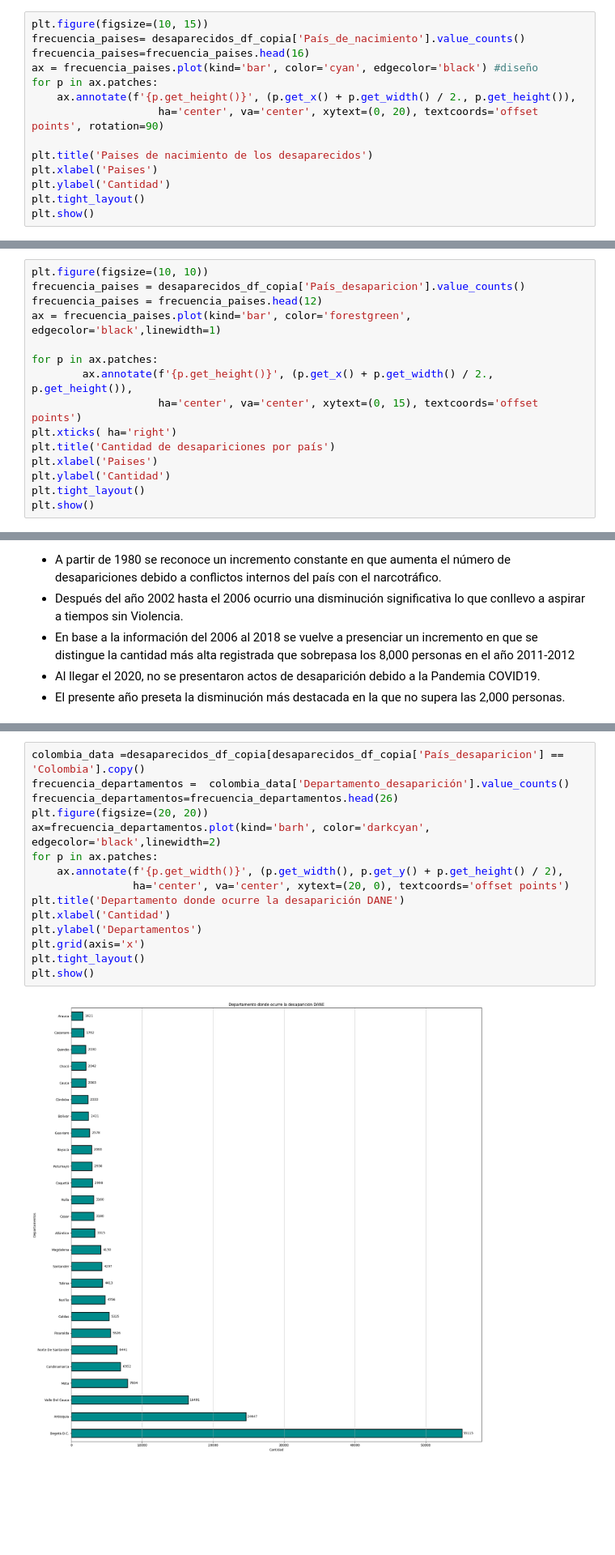
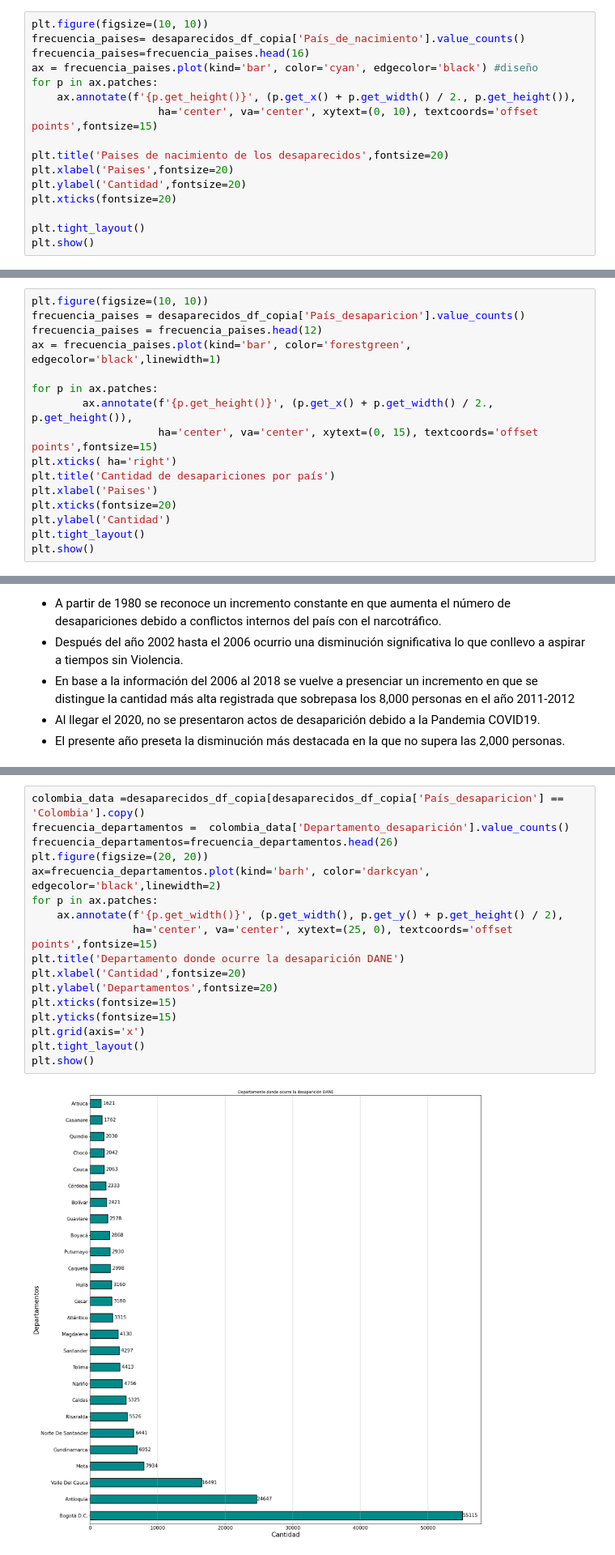
Before and after one commit to LinaBonillRincon/Analisis_Desaparecidos, a Jupyter notebook: Analisis_Desaparecidos.ipynb, the cells around one changed output, grey strips where cells are left out. Shown at 81% size. Saved outputs shown, nothing was run; the diff lists cells and outputs as text; blank space fills up the shorter version.

```diff
--- a/Analisis_Desaparecidos.ipynb
+++ b/Analisis_Desaparecidos.ipynb
@@ -512,17 +517,19 @@ Se busca obtener la cantidad de personas que nacieron en Colombia antes de su de
 - **plt.tight_layout()** Organización sin sobreponerse
 - **plt.show()** Mostrar la gráfica
 # %%
-plt.figure(figsize=(10, 15))
+plt.figure(figsize=(10, 10))
 frecuencia_paises= desaparecidos_df_copia['País_de_nacimiento'].value_counts()
 frecuencia_paises=frecuencia_paises.head(16)
 ax = frecuencia_paises.plot(kind='bar', color='cyan', edgecolor='black') #diseño
 for p in ax.patches:
     ax.annotate(f'{p.get_height()}', (p.get_x() + p.get_width() / 2., p.get_height()),
-                    ha='center', va='center', xytext=(0, 20), textcoords='offset points', rotation=90)
+                    ha='center', va='center', xytext=(0, 10), textcoords='offset points',fontsize=15)
 
-plt.title('Paises de nacimiento de los desaparecidos')
-plt.xlabel('Paises')
-plt.ylabel('Cantidad')
+plt.title('Paises de nacimiento de los desaparecidos',fontsize=20)
+plt.xlabel('Paises',fontsize=20)
+plt.ylabel('Cantidad',fontsize=20)
+plt.xticks(fontsize=20)
+
 plt.tight_layout()
 plt.show()
 # %% [output]
@@ -558,10 +566,11 @@ ax = frecuencia_paises.plot(kind='bar', color='forestgreen', edgecolor='black',l
 
 for p in ax.patches:
         ax.annotate(f'{p.get_height()}', (p.get_x() + p.get_width() / 2., p.get_height()),
-                    ha='center', va='center', xytext=(0, 15), textcoords='offset points')
+                    ha='center', va='center', xytext=(0, 15), textcoords='offset points',fontsize=15)
 plt.xticks( ha='right')
 plt.title('Cantidad de desapariciones por país')
 plt.xlabel('Paises')
+plt.xticks(fontsize=20)
 plt.ylabel('Cantidad')
 plt.tight_layout()
 plt.show()
@@ -653,20 +667,22 @@ Siguiendo con el análisis de desapariciones en Colombia, se necesita precisar l
 # %%
 colombia_data =desaparecidos_df_copia[desaparecidos_df_copia['País_desaparicion'] == 'Colombia'].copy()
 frecuencia_departamentos =  colombia_data['Departamento_desaparición'].value_counts()
 frecuencia_departamentos=frecuencia_departamentos.head(26)
 plt.figure(figsize=(20, 20))
 ax=frecuencia_departamentos.plot(kind='barh', color='darkcyan', edgecolor='black',linewidth=2)
 for p in ax.patches:
     ax.annotate(f'{p.get_width()}', (p.get_width(), p.get_y() + p.get_height() / 2),
-                ha='center', va='center', xytext=(20, 0), textcoords='offset points')
+                ha='center', va='center', xytext=(25, 0), textcoords='offset points',fontsize=15)
 plt.title('Departamento donde ocurre la desaparición DANE')
-plt.xlabel('Cantidad')
-plt.ylabel('Departamentos')
+plt.xlabel('Cantidad',fontsize=20)
+plt.ylabel('Departamentos',fontsize=20)
+plt.xticks(fontsize=15)
+plt.yticks(fontsize=15)
 plt.grid(axis='x')
 plt.tight_layout()
 plt.show()
 # %% [output]
-[figure, old version]
+[figure, new version]
 # %% [markdown]
 **Análisis Departamento donde ocurre la desaparición**
 
```
Also changed, not shown: parts of 22 cells of this notebook.
